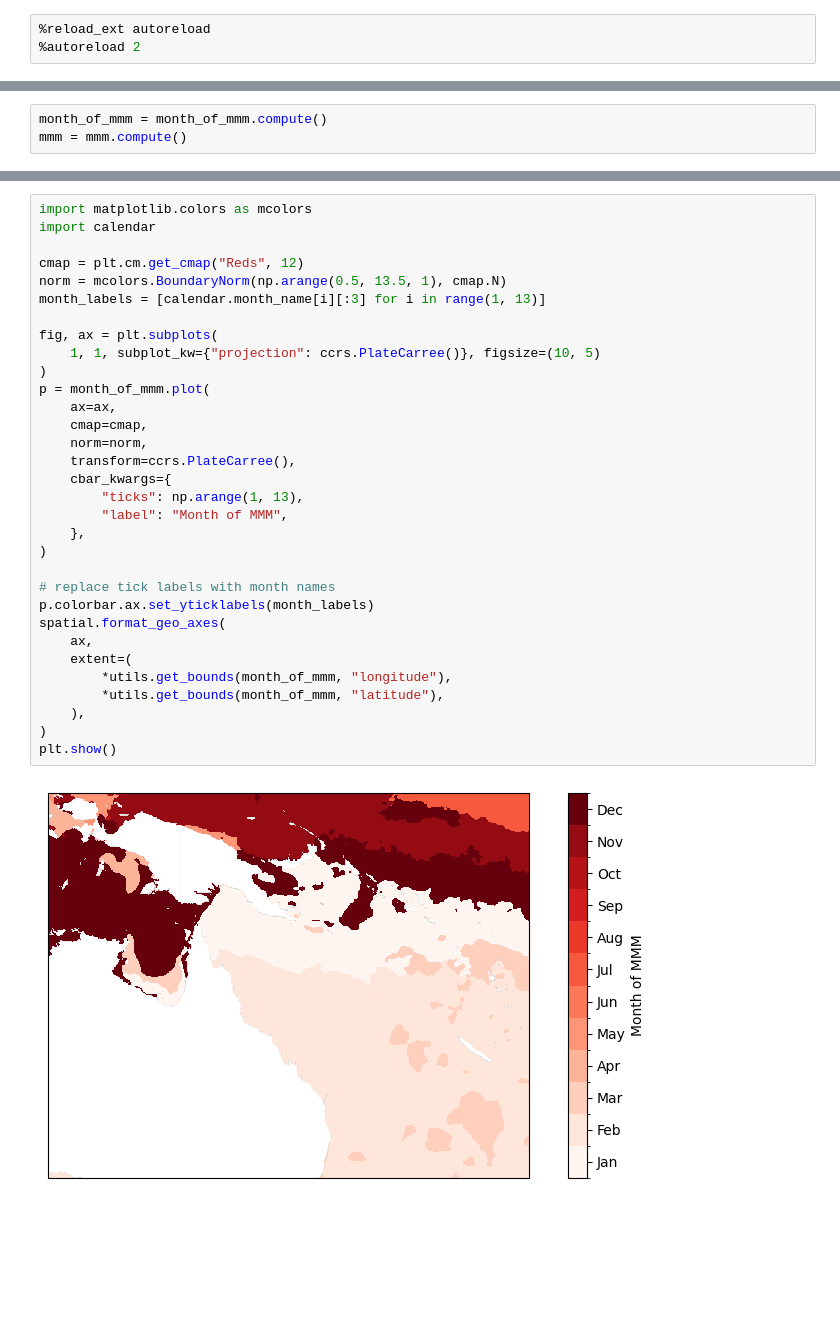
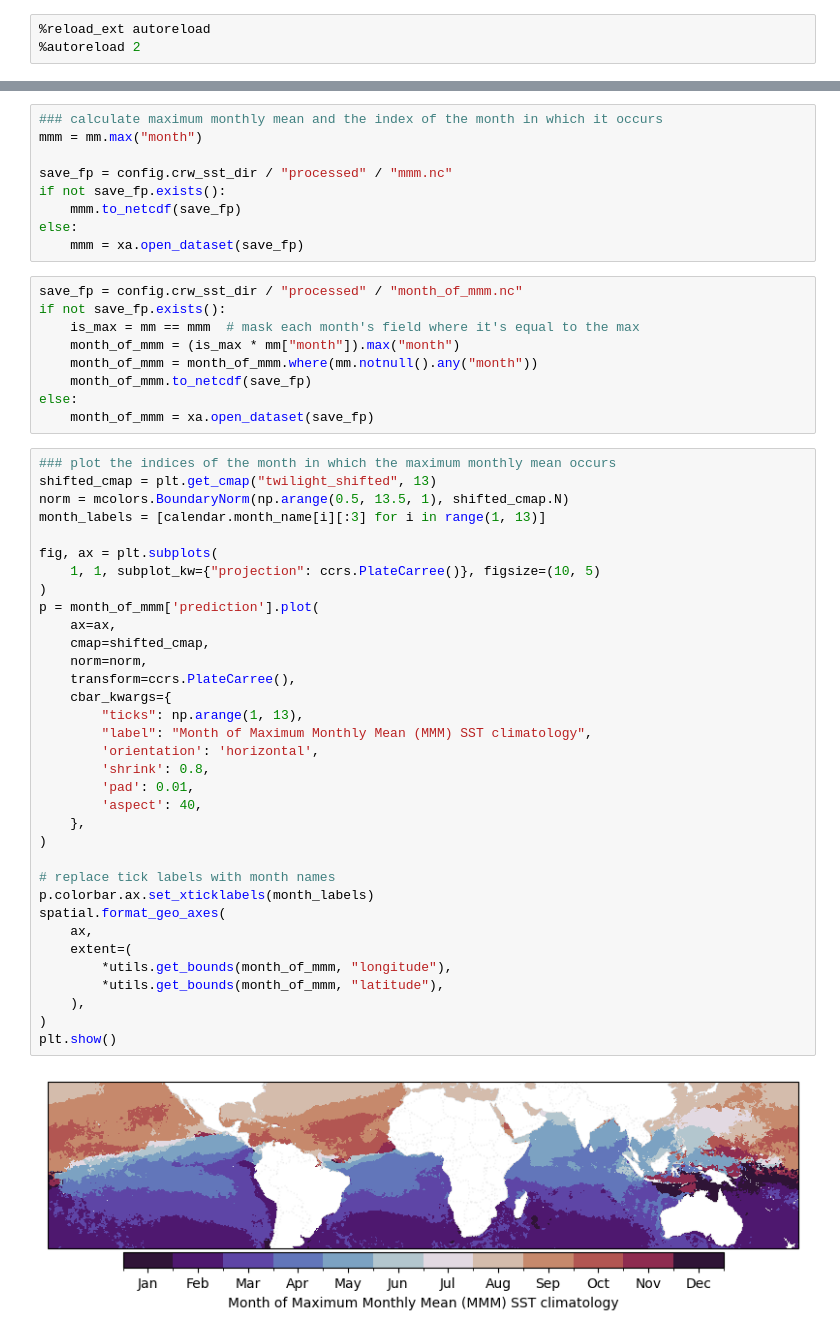
Before and after one commit to orlando-code/bleachbench, a Jupyter notebook: notebooks/dev/climatology.ipynb, the cells around one changed output, grey strips where cells are left out. Cells and saved outputs as stored; diff of their text form; blank space fills up the shorter version.

```diff
--- a/notebooks/dev/climatology.ipynb
+++ b/notebooks/dev/climatology.ipynb
@@ -29,3 +63,0 @@ month_of_mmm = month_of_mmm.where(monthly_clim.notnull().any("month"))
-# %%
-month_of_mmm = month_of_mmm.compute()
-mmm = mmm.compute()
@@ -32,34 +116,54 @@ mmm = mmm.compute()
+# %%
+### calculate maximum monthly mean and the index of the month in which it occurs
+mmm = mm.max("month")
+
+save_fp = config.crw_sst_dir / "processed" / "mmm.nc"
+if not save_fp.exists():
+    mmm.to_netcdf(save_fp)
+else:
+    mmm = xa.open_dataset(save_fp)
+# %%
+save_fp = config.crw_sst_dir / "processed" / "month_of_mmm.nc"
+if not save_fp.exists():
+    is_max = mm == mmm  # mask each month's field where it's equal to the max
+    month_of_mmm = (is_max * mm["month"]).max("month")
+    month_of_mmm = month_of_mmm.where(mm.notnull().any("month"))
+    month_of_mmm.to_netcdf(save_fp)
+else:
+    month_of_mmm = xa.open_dataset(save_fp)
 # %%
-import matplotlib.colors as mcolors
-import calendar
-
-cmap = plt.cm.get_cmap("Reds", 12)
-norm = mcolors.BoundaryNorm(np.arange(0.5, 13.5, 1), cmap.N)
+### plot the indices of the month in which the maximum monthly mean occurs
+shifted_cmap = plt.get_cmap("twilight_shifted", 13)
+norm = mcolors.BoundaryNorm(np.arange(0.5, 13.5, 1), shifted_cmap.N)
 month_labels = [calendar.month_name[i][:3] for i in range(1, 13)]
 
 fig, ax = plt.subplots(
     1, 1, subplot_kw={"projection": ccrs.PlateCarree()}, figsize=(10, 5)
 )
-p = month_of_mmm.plot(
+p = month_of_mmm['prediction'].plot(
     ax=ax,
-    cmap=cmap,
+    cmap=shifted_cmap,
     norm=norm,
     transform=ccrs.PlateCarree(),
     cbar_kwargs={
         "ticks": np.arange(1, 13),
-        "label": "Month of MMM",
+        "label": "Month of Maximum Monthly Mean (MMM) SST climatology",
+        'orientation': 'horizontal',
+        'shrink': 0.8,
+        'pad': 0.01,
+        'aspect': 40,
     },
 )
 
 # replace tick labels with month names
-p.colorbar.ax.set_yticklabels(month_labels)
+p.colorbar.ax.set_xticklabels(month_labels)
 spatial.format_geo_axes(
     ax,
     extent=(
         *utils.get_bounds(month_of_mmm, "longitude"),
         *utils.get_bounds(month_of_mmm, "latitude"),
     ),
 )
 plt.show()
 # %% [output]
-[figure, old version]
+[figure, new version]
```
Also changed, not shown: parts of 7 cells of this notebook, 3 other files.
